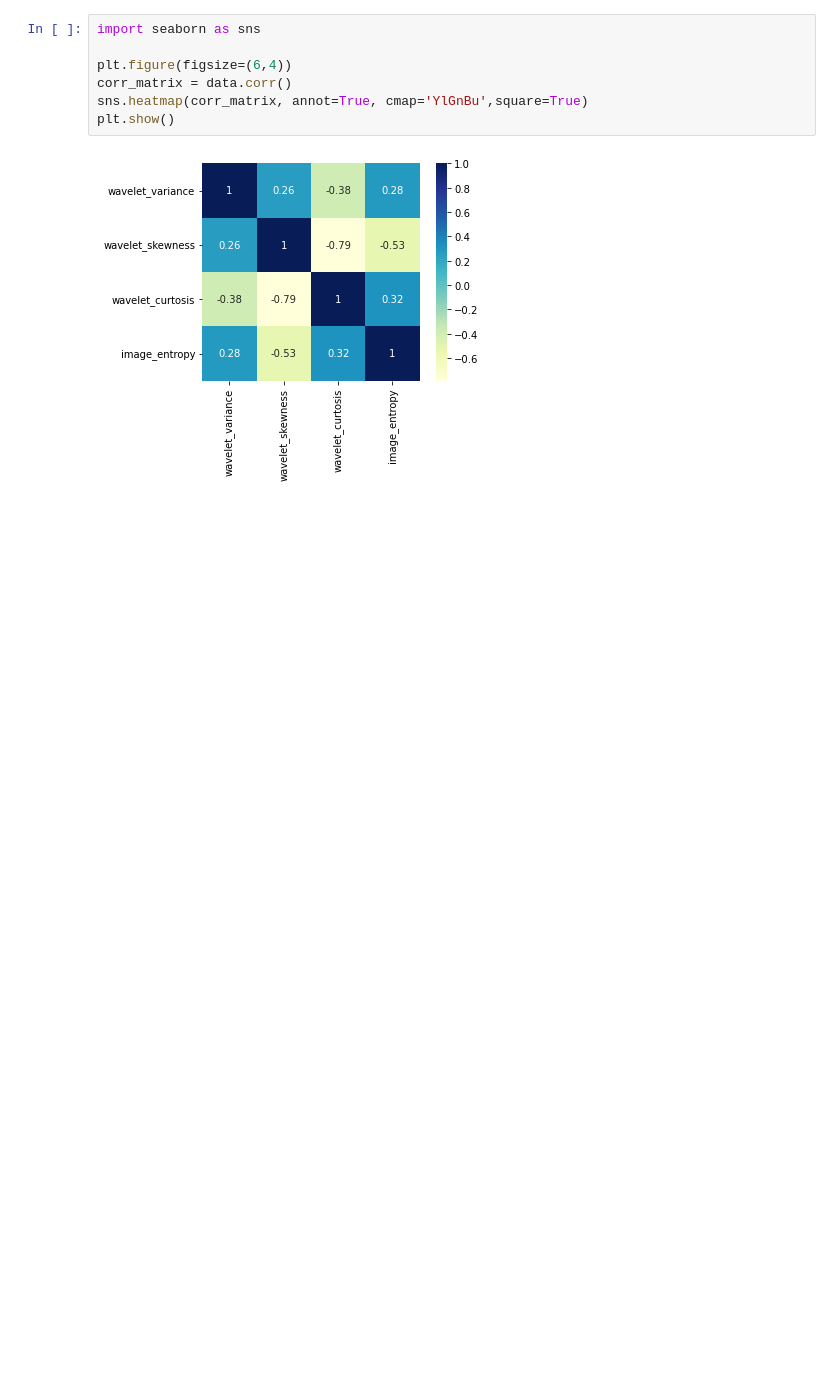
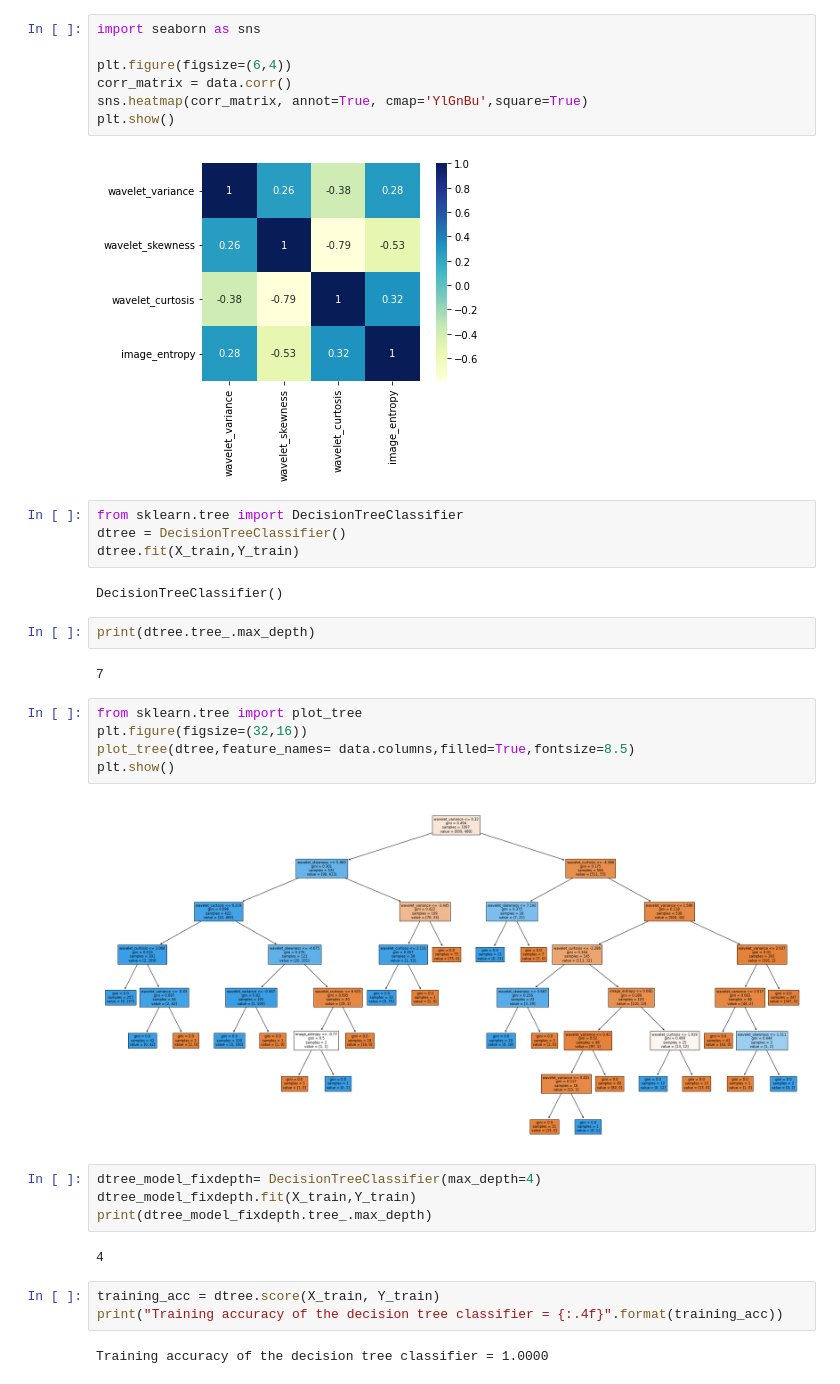
Before and after one commit to saharsolt/Machine_Learning_Python, a Jupyter notebook: DecisionTreeClassification.ipynb, the cells around one changed output. Cells and saved outputs as stored; diff of their text form; blank space fills up the shorter version.

Commit message:
Decision tree classification for Loadwine

```diff
--- a/DecisionTreeClassification.ipynb
+++ b/DecisionTreeClassification.ipynb
@@ -117,3 +117,31 @@ sns.heatmap(corr_matrix, annot=True, cmap='YlGnBu',square=True)
 plt.show()
 # %% [output]
 [figure]
+# %%
+from sklearn.tree import DecisionTreeClassifier
+dtree = DecisionTreeClassifier()
+dtree.fit(X_train,Y_train)
+# %% [output]
+DecisionTreeClassifier()
+# %%
+print(dtree.tree_.max_depth)
+# %% [output]
+7
+# %%
+from sklearn.tree import plot_tree
+plt.figure(figsize=(32,16))
+plot_tree(dtree,feature_names= data.columns,filled=True,fontsize=8.5)
+plt.show()
+# %% [output]
+[figure, added]
+# %%
+dtree_model_fixdepth= DecisionTreeClassifier(max_depth=4)
+dtree_model_fixdepth.fit(X_train,Y_train)
+print(dtree_model_fixdepth.tree_.max_depth)
+# %% [output]
+4
+# %%
+training_acc = dtree.score(X_train, Y_train)
+print("Training accuracy of the decision tree classifier = {:.4f}".format(training_acc))
+# %% [output]
+Training accuracy of the decision tree classifier = 1.0000
```
Also changed, not shown: parts of 3 cells of this notebook, 1 other file.
